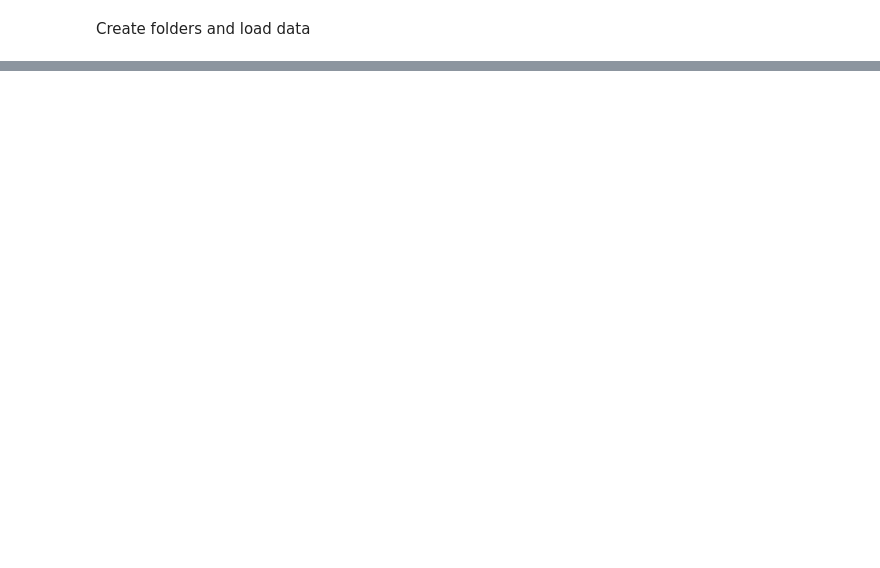
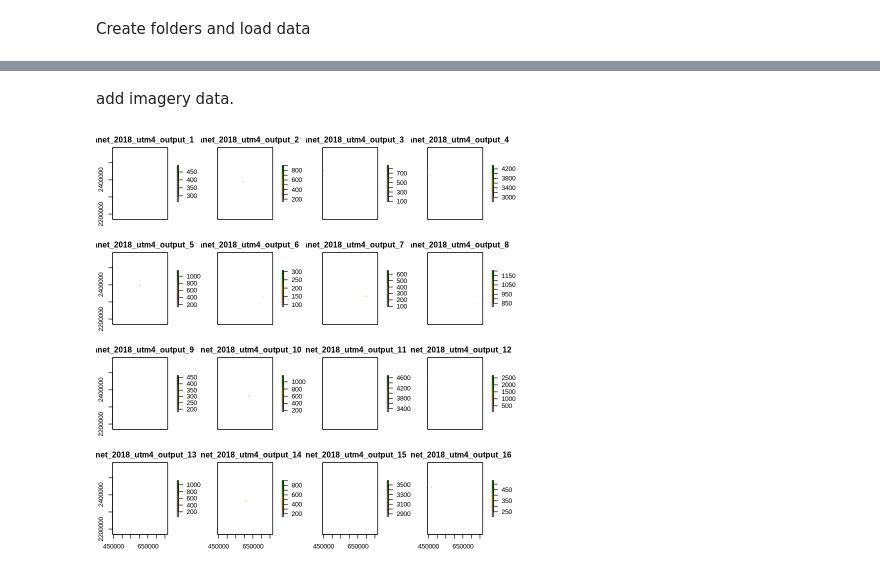
Before and after one commit to MadmanMarble/MadmanMarble, a Jupyter notebook: Untitled29.ipynb, the cells around one changed output, grey strips where cells are left out. Cells and saved outputs as stored; diff of their text form; code cells hidden in the pictures; blank space fills up the shorter version.

Commit message:
re-working planet fisnets and cropping

```diff
--- a/Untitled29.ipynb
+++ b/Untitled29.ipynb
@@ -886,0 +365,2 @@ ERROR: Error in .local(x, y, ...): extents do not overlap
+# %% [markdown]
+add imagery data.
@@ -886,0 +413,6 @@ ERROR: Error in .local(x, y, ...): extents do not overlap
+# %%
+planet_vrt <- stack("/content/imagery/planet/2018/utm4/planet_2018_utm4_output.vrt")
+# %%
+planet_vrt %>% plot
+# %% [output]
+[figure, added]
```
Also changed, not shown: parts of 52 cells of this notebook.
